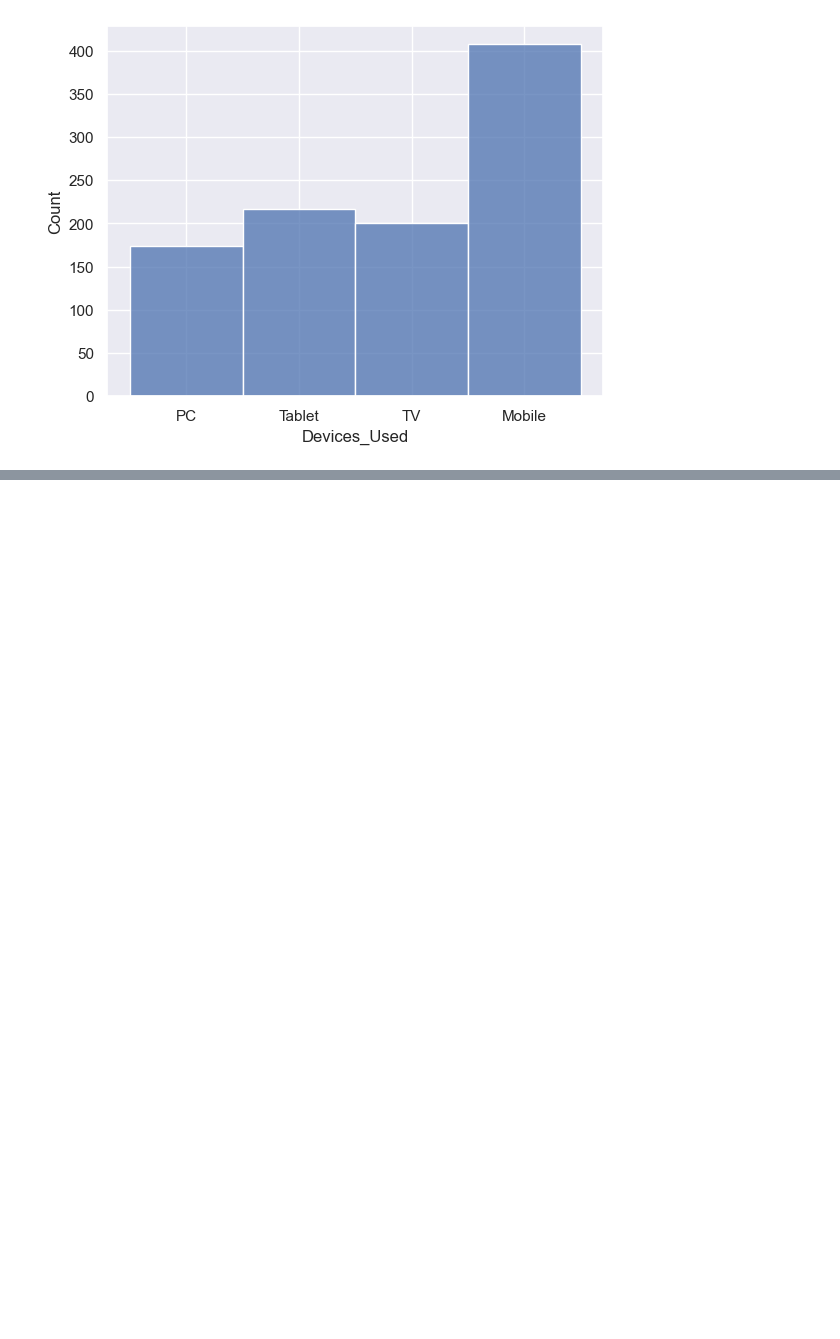
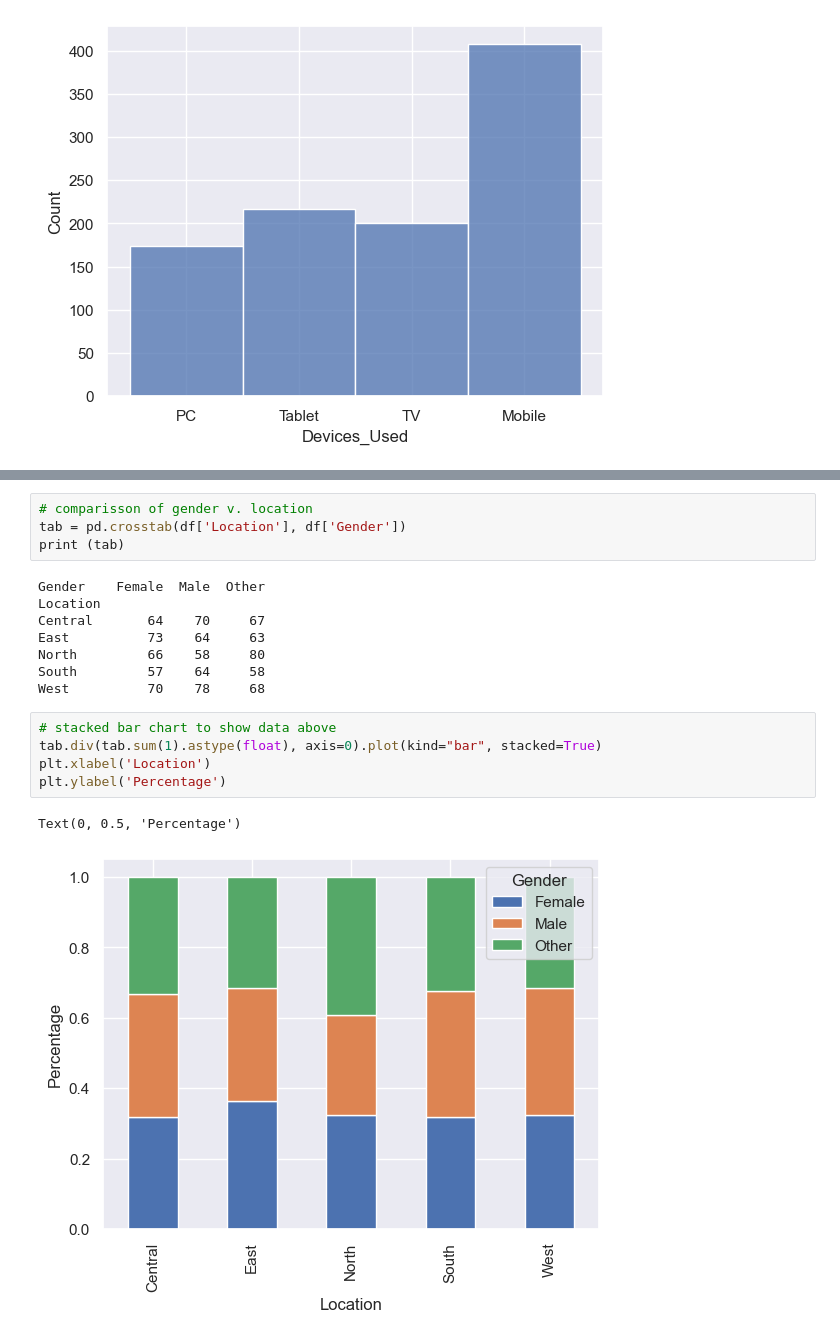
Before and after one commit to TaunyaT/data_science, a Jupyter notebook: Assignment1.ipynb, the cells around one changed output, grey strips where cells are left out. Drawn from its saved outputs; the diff is of its cells as text; blank space fills up the shorter version.

```diff
--- a/Assignment1.ipynb
+++ b/Assignment1.ipynb
@@ -82,0 +227,20 @@ sns.histplot(df['Devices_Used'])
+# %%
+# comparisson of gender v. location
+tab = pd.crosstab(df['Location'], df['Gender'])
+print (tab)
+# %% [output]
+Gender    Female  Male  Other
+Location
+Central       64    70     67
+East          73    64     63
+North         66    58     80
+South         57    64     58
+West          70    78     68
+# %%
+# stacked bar chart to show data above
+tab.div(tab.sum(1).astype(float), axis=0).plot(kind="bar", stacked=True)
+plt.xlabel('Location')
+plt.ylabel('Percentage')
+# %% [output]
+Text(0, 0.5, 'Percentage')
+[figure, added]
```
Also changed, not shown: parts of 35 cells of this notebook.
